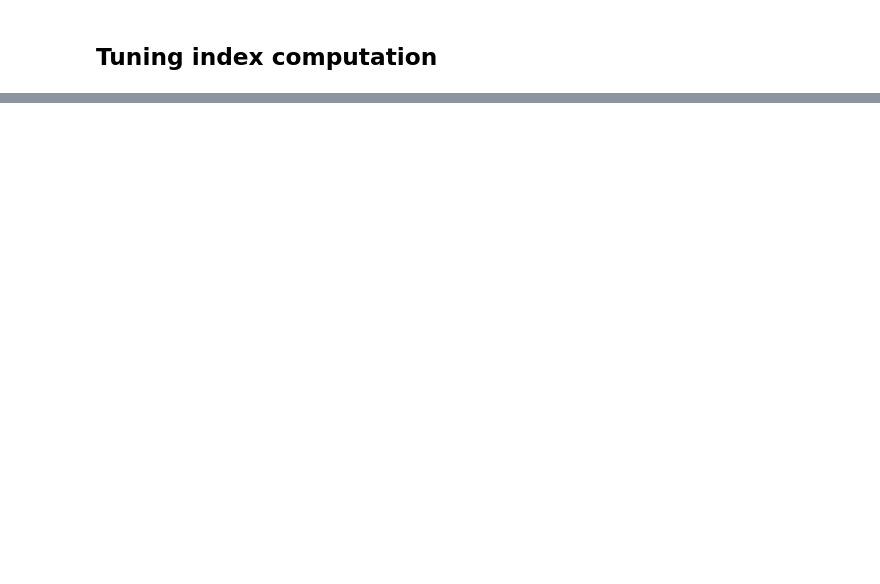
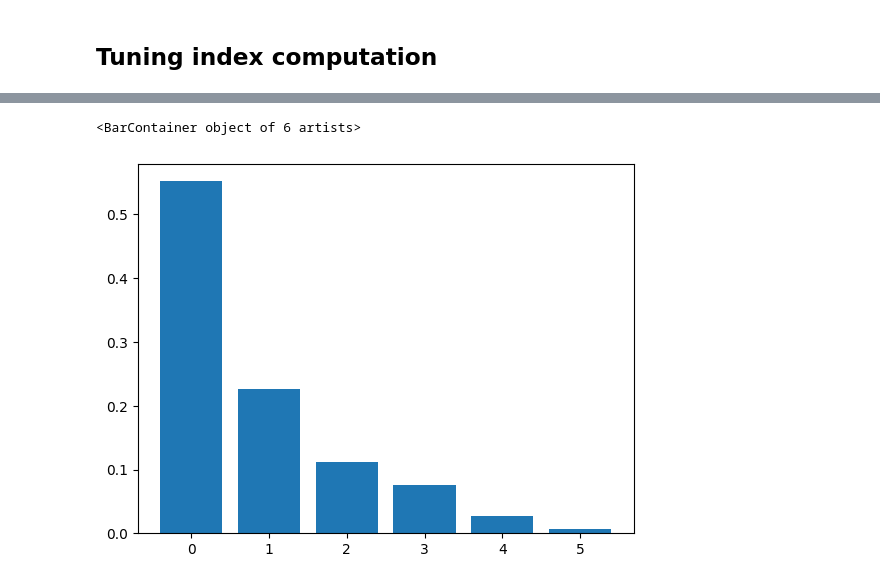
Before and after one commit to davindicode/UCM-interpret, a Jupyter notebook: preprocess/dim_reduction.ipynb, the cells around one changed output, grey strips where cells are left out. Saved outputs shown, nothing was run; the diff lists cells and outputs as text; code cells hidden in the pictures; blank space fills up the shorter version.

```diff
--- a/preprocess/dim_reduction.ipynb
+++ b/preprocess/dim_reduction.ipynb
@@ -276,0 +312,4 @@ def tuning_index(hd_stat):
+# %%
+f = np.array([features[i].numpy() for i in range(len(features))])
+
+features_nonhdc = np.swapaxes(f, 0, 1) # num_neurons x num_covariates
@@ -276,0 +331,8 @@ def tuning_index(hd_stat):
+# %%
+features = []
+for cov in ['hd', 'omega', 'speed', 'x', 'y', 'time']:
+    print('Calculating tuning indices for ', cov)
+    hd_rate, hd_FF, sweep = tuning_curve_1d(cov, hdc_neurons, modelfit_hdc, dataset_hdc['covariates'],
+                                            model_dict_hdc['tbin'], batch_size=100)
+    TI_rate = tuning_index(hd_rate)
+    features.append(TI_rate)
@@ -276,0 +347,5 @@ def tuning_index(hd_stat):
+# %%
+f = np.array([features[i].numpy() for i in range(len(features))])
+
+
+features_hdc = np.swapaxes(f, 0, 1) # num_neurons x num_covariates
@@ -276,0 +373,14 @@ def tuning_index(hd_stat):
+# %%
+features_combined = np.vstack((features_hdc, features_nonhdc))
+# %%
+from sklearn.decomposition import PCA
+
+pca = PCA()
+
+pca.fit(features_combined)
+var_explained = pca.explained_variance_ratio_
+
+plt.bar(np.arange(len(var_explained)), var_explained)
+# %% [output]
+<BarContainer object of 6 artists>
+[figure, added]
```
Also changed, not shown: parts of 25 cells of this notebook, 1 other file.
